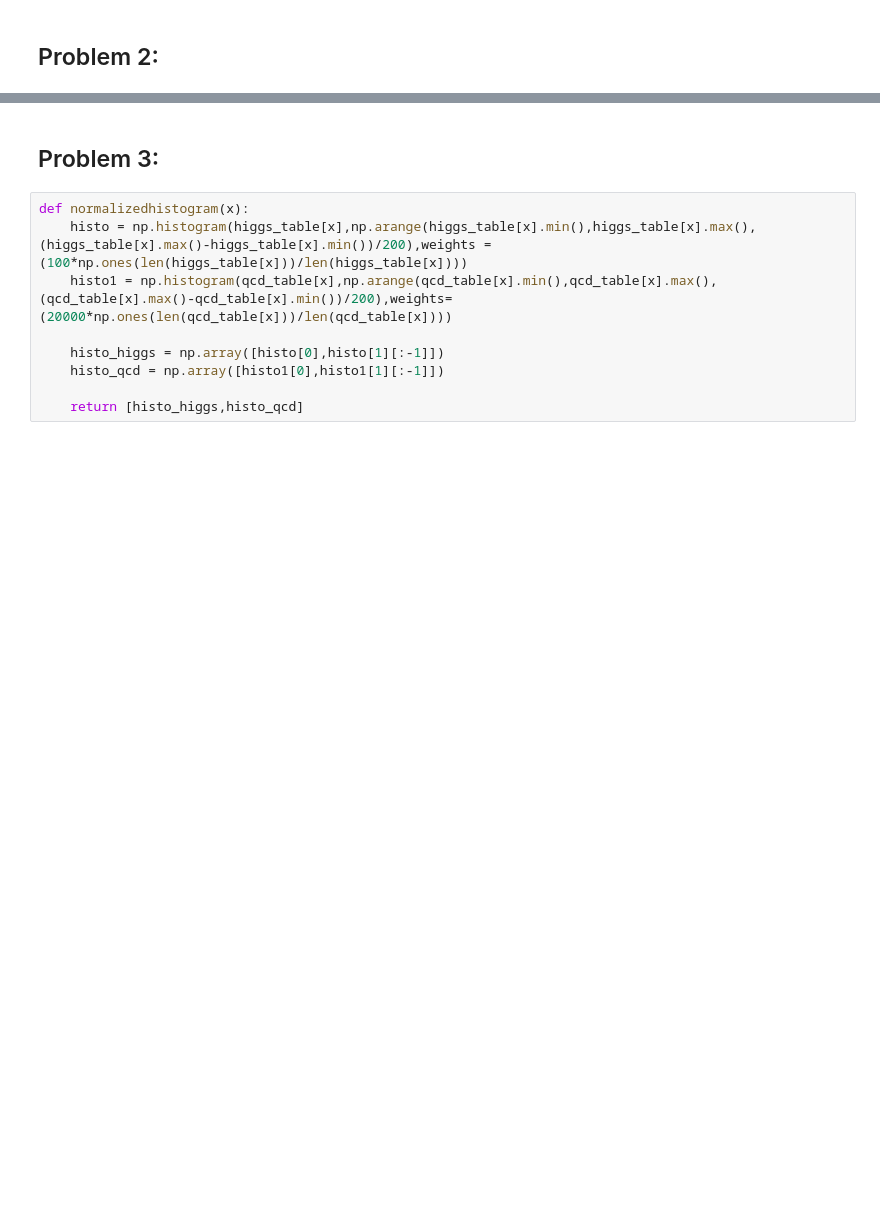
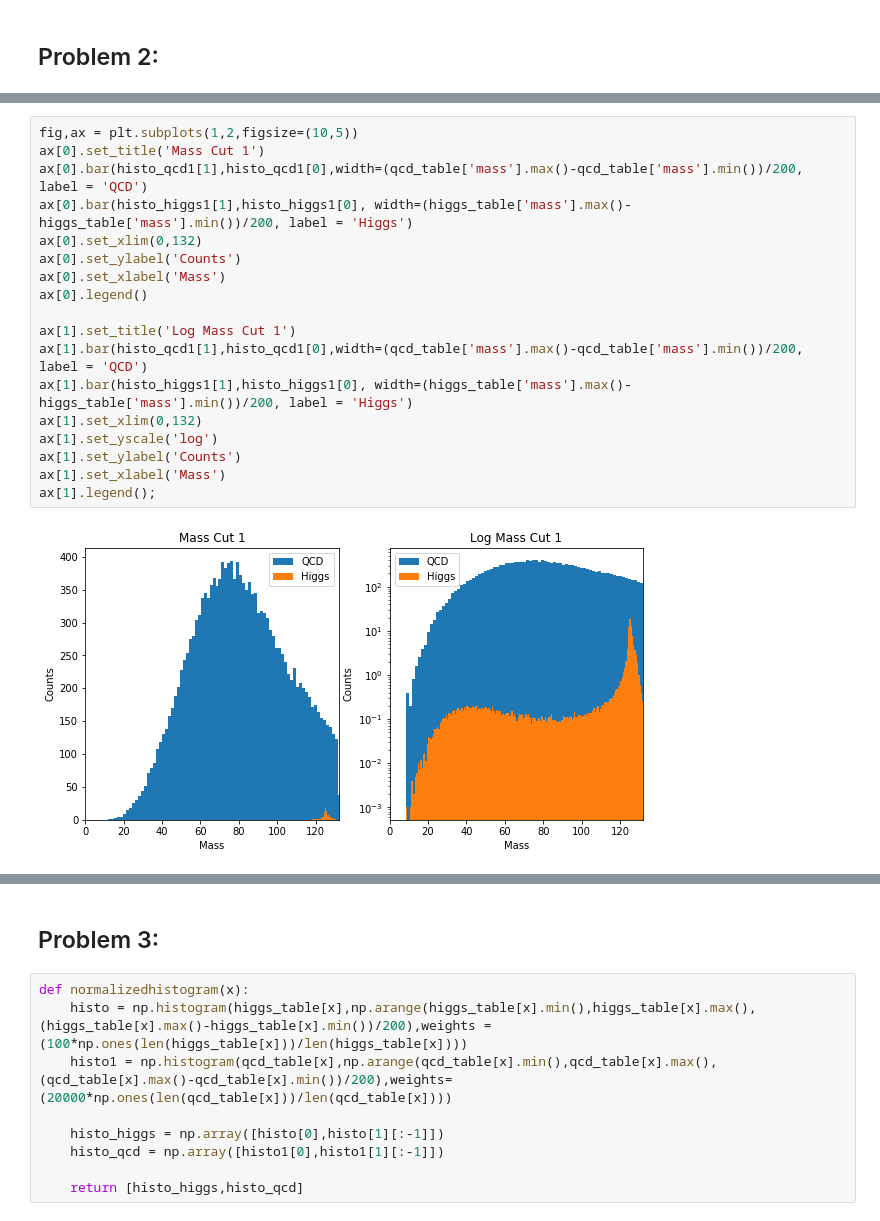
Before and after one commit to Higgins00/Phys434, a Jupyter notebook: Lab7-8.ipynb, the cells around one changed output, grey strips where cells are left out. Drawn from its saved outputs; the diff is of its cells as text; blank space fills up the shorter version.

```diff
--- a/Lab7-8.ipynb
+++ b/Lab7-8.ipynb
@@ -52,0 +78,20 @@ plt.step(histo_higgs[1],histo_higgs[0])
+# %%
+fig,ax = plt.subplots(1,2,figsize=(10,5))
+ax[0].set_title('Mass Cut 1')
+ax[0].bar(histo_qcd1[1],histo_qcd1[0],width=(qcd_table['mass'].max()-qcd_table['mass'].min())/200, label = 'QCD')
+ax[0].bar(histo_higgs1[1],histo_higgs1[0], width=(higgs_table['mass'].max()-higgs_table['mass'].min())/200, label = 'Higgs')
+ax[0].set_xlim(0,132)
+ax[0].set_ylabel('Counts')
+ax[0].set_xlabel('Mass')
+ax[0].legend()
+
+ax[1].set_title('Log Mass Cut 1')
+ax[1].bar(histo_qcd1[1],histo_qcd1[0],width=(qcd_table['mass'].max()-qcd_table['mass'].min())/200, label = 'QCD')
+ax[1].bar(histo_higgs1[1],histo_higgs1[0], width=(higgs_table['mass'].max()-higgs_table['mass'].min())/200, label = 'Higgs')
+ax[1].set_xlim(0,132)
+ax[1].set_yscale('log')
+ax[1].set_ylabel('Counts')
+ax[1].set_xlabel('Mass')
+ax[1].legend();
+# %% [output]
+[figure, added]
```
Also changed, not shown: parts of 76 cells of this notebook.
